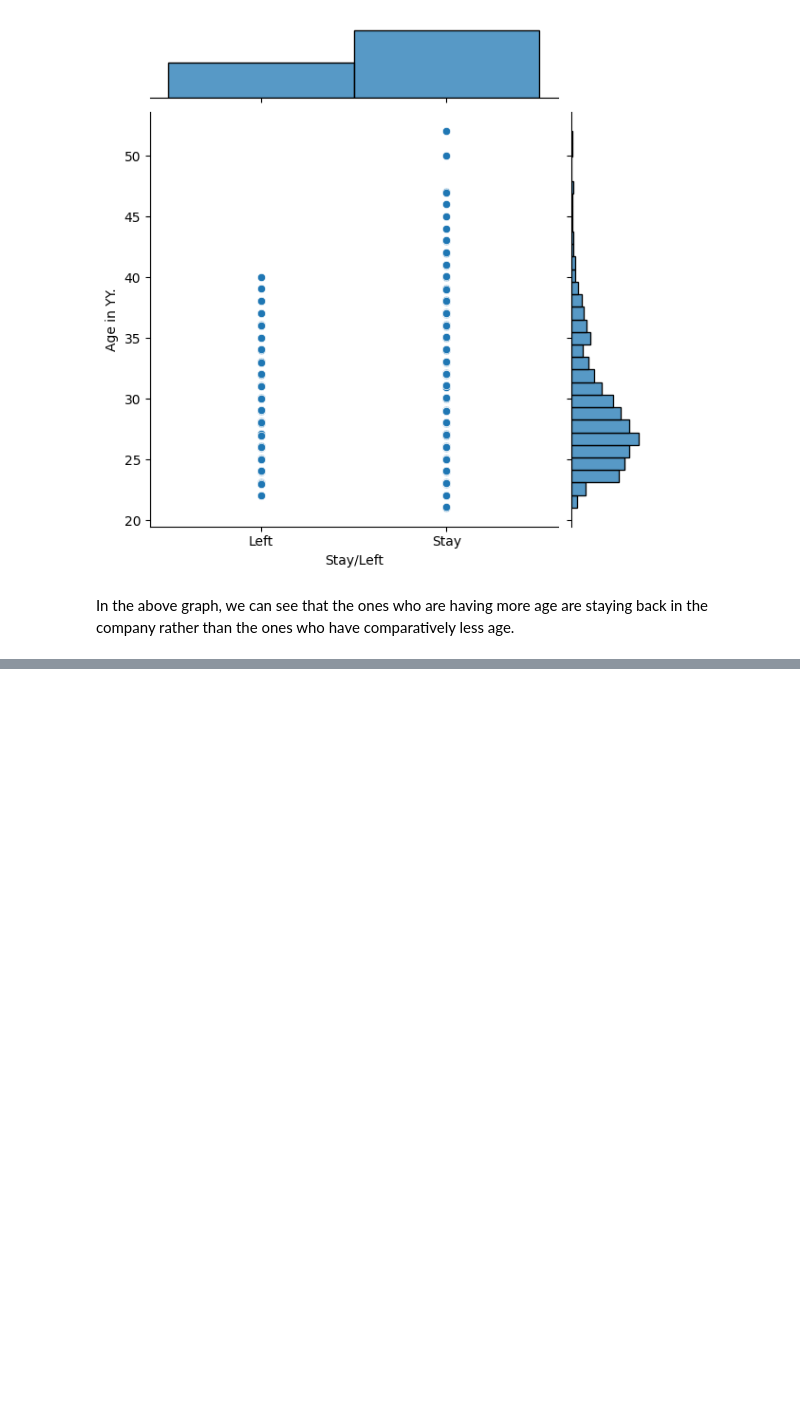
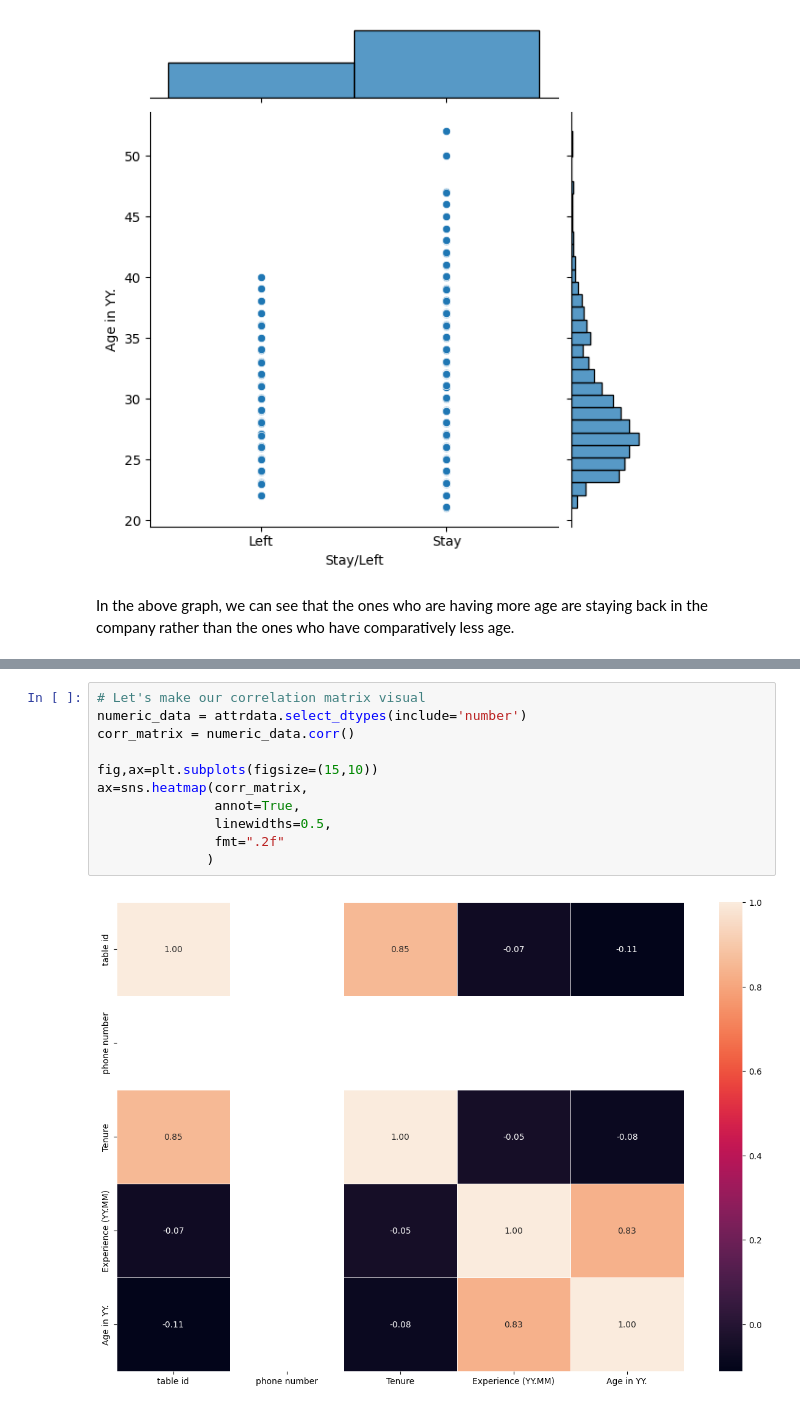
Before and after one commit to Kavin-Prasanth75/Employee-attrition-prediction, a Jupyter notebook: main.ipynb, the cells around one changed output, grey strips where cells are left out. Saved outputs shown, nothing was run; the diff lists cells and outputs as text; blank space fills up the shorter version.

```diff
--- a/main.ipynb
+++ b/main.ipynb
@@ -318,0 +328,13 @@ In the above graph, we can see that the ones who are having more age are staying
+# %%
+# Let's make our correlation matrix visual
+numeric_data = attrdata.select_dtypes(include='number')
+corr_matrix = numeric_data.corr()
+
+fig,ax=plt.subplots(figsize=(15,10))
+ax=sns.heatmap(corr_matrix,
+               annot=True,
+               linewidths=0.5,
+               fmt=".2f"
+              )
+# %% [output]
+[figure, added]
```
Also changed, not shown: parts of 67 cells of this notebook, 2 other files.
